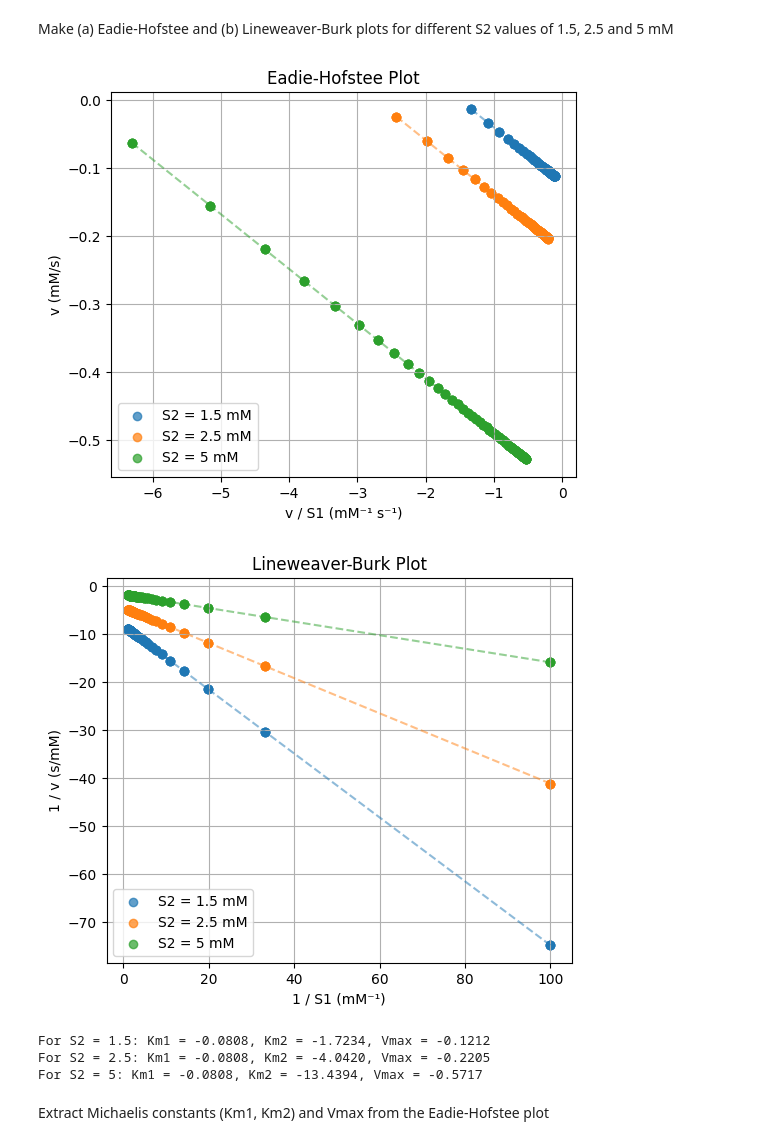
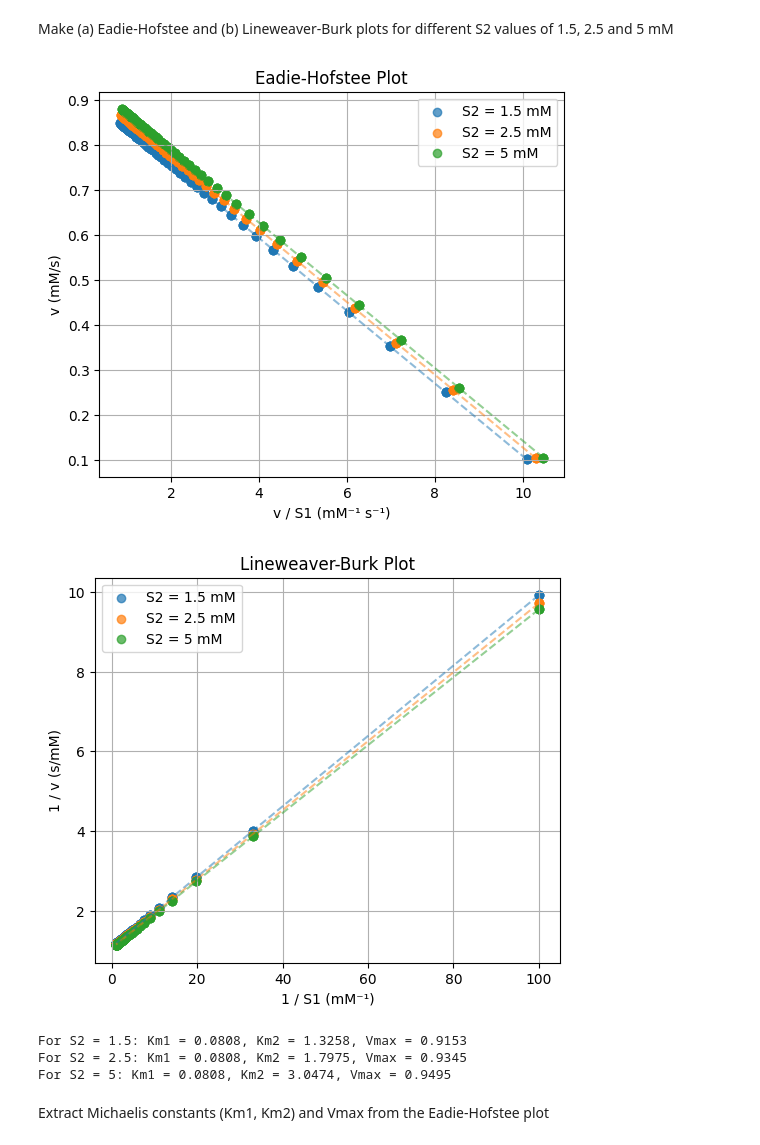
Before and after one commit to labudzki/ComputationalBiology, a Jupyter notebook: Assignment1.ipynb, the cells around one changed output. Cells and saved outputs as stored; diff of their text form; code cells hidden in the pictures.

Commit message:
fixed plot outputs (run all) + fix km1 to be negative slope

```diff
--- a/Assignment1.ipynb
+++ b/Assignment1.ipynb
@@ -200,9 +200,9 @@ for s2, v in v_values:
     v_over_s = v / s1_data  # v/S
     plt.scatter(v_over_s, v, label=f"S2 = {s2} mM", alpha=0.7)
     plt.plot(v_over_s, v, linestyle='--', alpha=0.5)  # Optional trendline
-    K1 = (v[1]-v[0])/(v_over_s[1]-v_over_s[0])
+    K1 = -(v[1]-v[0])/(v_over_s[1]-v_over_s[0])
     # y = mx + b -> b = y - mx
-    v_max = v[0] - K1 * v_over_s[0]
+    v_max = v[0] + K1 * v_over_s[0]
     K1_vals.append(K1)
     v_max_vals.append(v_max)
 
@@ -217,38 +217,38 @@ plt.show()
 # x: 1/s
 # y: 1/v
 # --- Lineweaver-Burk Plot ---
 plt.figure(figsize=(6, 5))
 
 for s2, v in v_values:
     inv_s = 1 / s1_data  # 1/S
     inv_v = 1 / v        # 1/v
     plt.scatter(inv_s, inv_v, label=f"S2 = {s2} mM", alpha=0.7)
     plt.plot(inv_s, inv_v, linestyle='--', alpha=0.5)  #  trendline
 
 plt.xlabel("1 / S1 (mM⁻¹)")
 plt.ylabel("1 / v (s/mM)")
 plt.title("Lineweaver-Burk Plot")
 plt.legend()
 plt.grid(True)
 plt.show()
 
 # Compute Km2 from Eadie-Hofstee data
 K2_vals = []
 for idx, (s2, v) in enumerate(v_values):
     K2_fit = (v_max_vals[idx] * s1_data[idx] * s2 - v[idx] * K1_vals[idx] * s1_data[idx] - v[idx] * s1_data[idx] * s2) / (v[idx] * (K1_vals[idx] + s1_data[idx]))
     K2_vals.append(K2_fit)
     print(f"For S2 = {s2}: Km1 = {K1_vals[idx]:.4f}, Km2 = {K2_fit:.4f}, Vmax = {v_max_vals[idx]:.4f}")
 
 # # Print the parameters
 # print(f"Km1 values: {K1_vals}")
 # print(f"Km2 values: {K2_vals}")
 # print(f"Vmax values: {v_max_vals}")
 # %% [output]
-[figure, old version]
+[figure, new version]
-[figure, old version]
+[figure, new version]
-For S2 = 1.5: Km1 = -0.0808, Km2 = -1.7234, Vmax = -0.1212
-For S2 = 2.5: Km1 = -0.0808, Km2 = -4.0420, Vmax = -0.2205
-For S2 = 5: Km1 = -0.0808, Km2 = -13.4394, Vmax = -0.5717
+For S2 = 1.5: Km1 = 0.0808, Km2 = 1.3258, Vmax = 0.9153
+For S2 = 2.5: Km1 = 0.0808, Km2 = 1.7975, Vmax = 0.9345
+For S2 = 5: Km1 = 0.0808, Km2 = 3.0474, Vmax = 0.9495
 # %% [markdown]
  Extract Michaelis constants (Km1, Km2) and Vmax from the Eadie-Hofstee plot
 # %%
```
